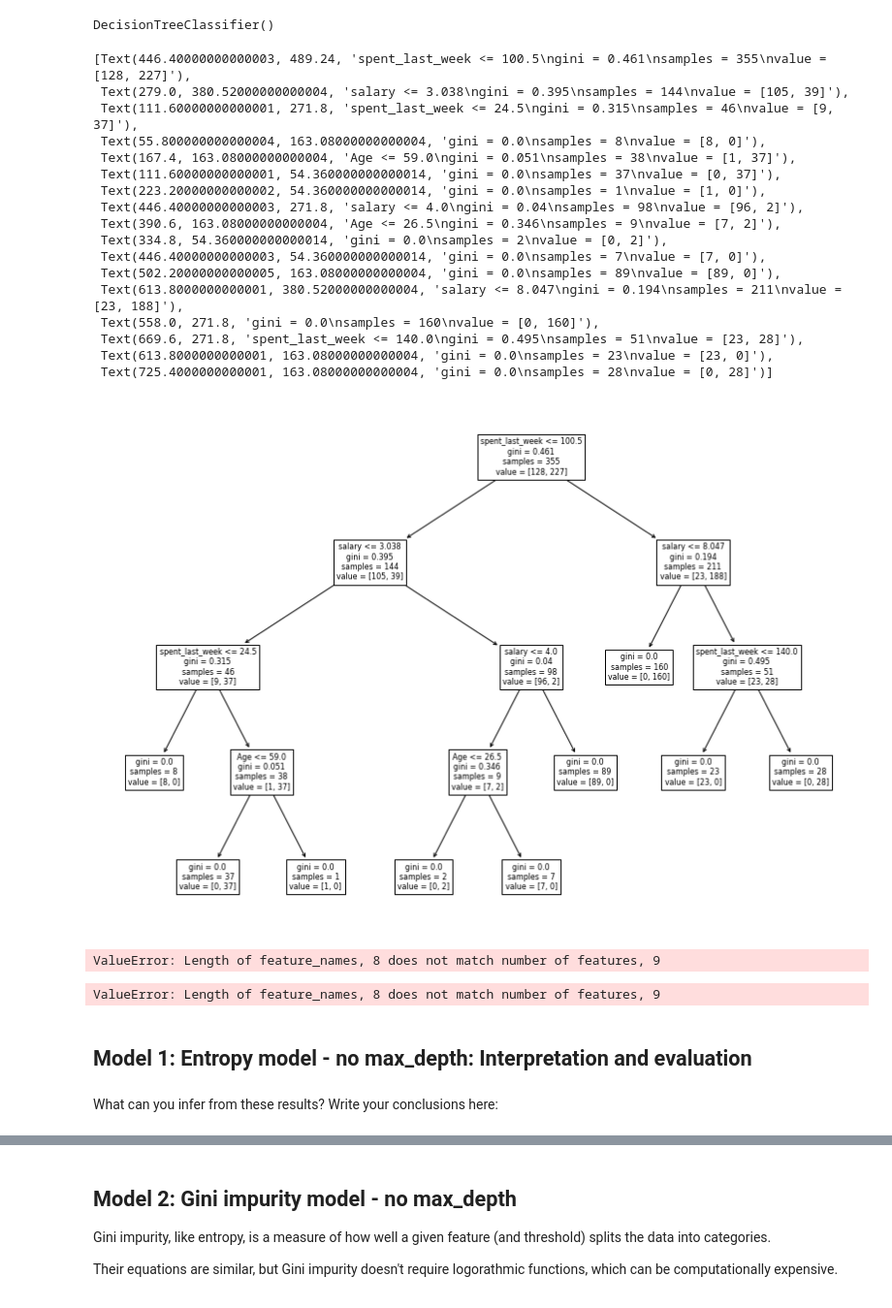
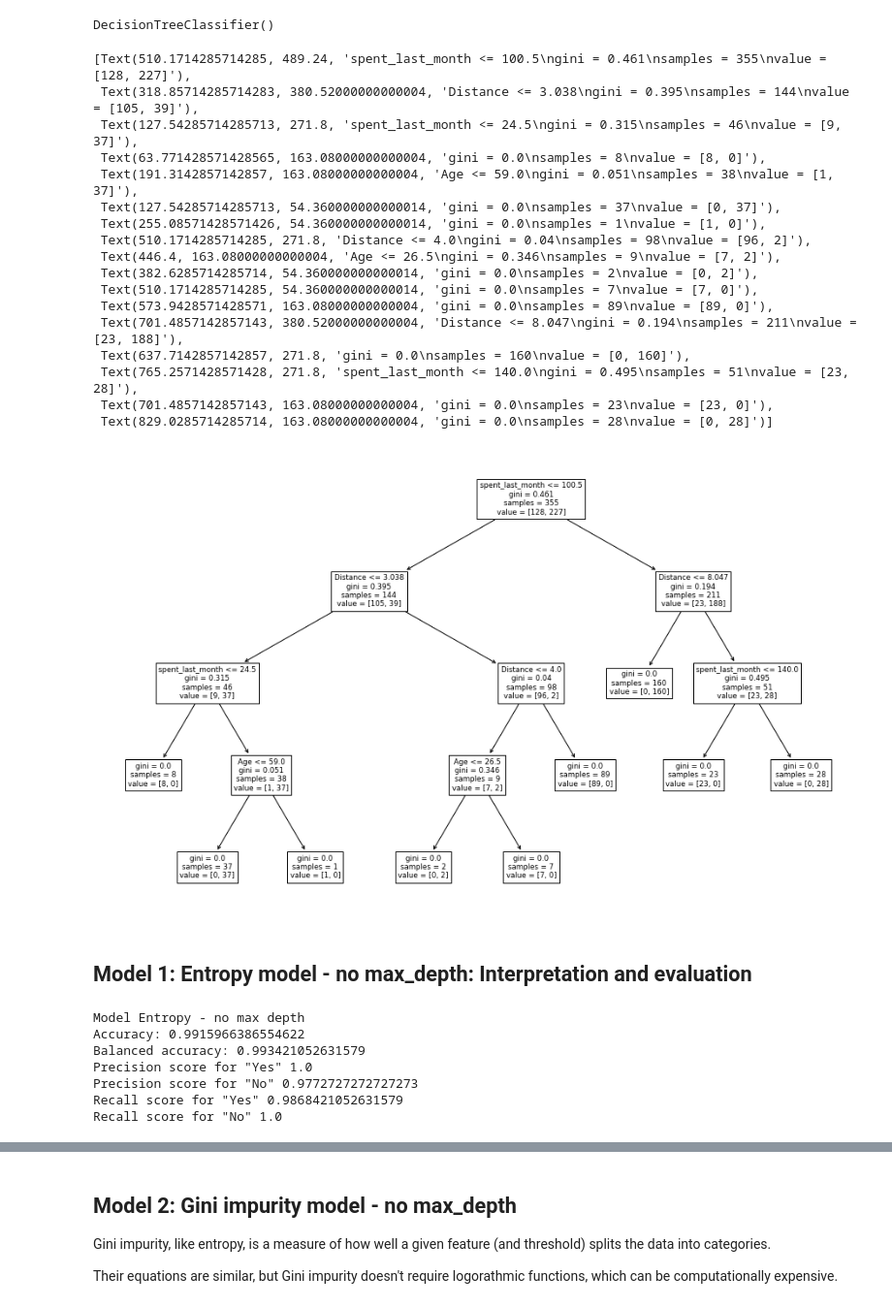
Before and after one commit to demiroz/dsc, a Jupyter notebook: Unit 14 - Supervised Learning/14.3 Decision Trees/14.3.5 Case Study - RR Diner Coffee/Springboard Decision Tree Specialty Coffee Case Study - Tier 3.ipynb, the cells around one changed output, grey strips where cells are left out. Shown at 97% size. Drawn from its saved outputs; the diff is of its cells as text; code cells hidden in the pictures.

```diff
--- a/Unit 14 - Supervised Learning/14.3 Decision Trees/14.3.5 Case Study - RR Diner Coffee/Springboard Decision Tree Specialty Coffee Case Study - Tier 3.ipynb
+++ b/Unit 14 - Supervised Learning/14.3 Decision Trees/14.3.5 Case Study - RR Diner Coffee/Springboard Decision Tree Specialty Coffee Case Study - Tier 3.ipynb
@@ -341,2 +341,0 @@ X.shape
-# %%
-X= X.reset_index(drop=True)
@@ -369,6 +368,8 @@ X.head()
 | 4 | 24 | 0 | 20 | 36 | 14244 | 0.965881 | 0 | ... |
 | 5 | 20 | 0 | 23 | 28 | 14293 | 1.036346 | 1 | ... |
 | 6 | 34 | 0 | 55 | 202 | 91035 | 1.134851 | 0 | ... |
+# %%
+ft= X.columns
 # %% [markdown]
 ### 6. Further divide those subsets into train and test subsets for X and y respectively: X_train, X_test, y_train, y_test
 # %%
@@ -410,47 +415,44 @@ entr_model
 DecisionTreeClassifier()
 # %%
 # Now we want to visualize the tree
-plt.figure(figsize=(14,10))
-tree.plot_tree(entr_model, feature_names=features)
+plt.figure(figsize=(16,10))
+tree.plot_tree(entr_model, feature_names=ft)
 # %% [output]
-[Text(446.40000000000003, 489.24, 'spent_last_week <= 100.5\ngini = 0.461\nsamples = 355\nvalue = [128, 227]'),
- Text(279.0, 380.52000000000004, 'salary <= 3.038\ngini = 0.395\nsamples = 144\nvalue = [105, 39]'),
- Text(111.60000000000001, 271.8, 'spent_last_week <= 24.5\ngini = 0.315\nsamples = 46\nvalue = [9, 37]'),
- Text(55.800000000000004, 163.08000000000004, 'gini = 0.0\nsamples = 8\nvalue = [8, 0]'),
- Text(167.4, 163.08000000000004, 'Age <= 59.0\ngini = 0.051\nsamples = 38\nvalue = [1, 37]'),
- Text(111.60000000000001, 54.360000000000014, 'gini = 0.0\nsamples = 37\nvalue = [0, 37]'),
- Text(223.20000000000002, 54.360000000000014, 'gini = 0.0\nsamples = 1\nvalue = [1, 0]'),
- Text(446.40000000000003, 271.8, 'salary <= 4.0\ngini = 0.04\nsamples = 98\nvalue = [96, 2]'),
- Text(390.6, 163.08000000000004, 'Age <= 26.5\ngini = 0.346\nsamples = 9\nvalue = [7, 2]'),
- Text(334.8, 54.360000000000014, 'gini = 0.0\nsamples = 2\nvalue = [0, 2]'),
- Text(446.40000000000003, 54.360000000000014, 'gini = 0.0\nsamples = 7\nvalue = [7, 0]'),
- Text(502.20000000000005, 163.08000000000004, 'gini = 0.0\nsamples = 89\nvalue = [89, 0]'),
- Text(613.8000000000001, 380.52000000000004, 'salary <= 8.047\ngini = 0.194\nsamples = 211\nvalue = [23, 188]'),
- Text(558.0, 271.8, 'gini = 0.0\nsamples = 160\nvalue = [0, 160]'),
- Text(669.6, 271.8, 'spent_last_week <= 140.0\ngini = 0.495\nsamples = 51\nvalue = [23, 28]'),
- Text(613.8000000000001, 163.08000000000004, 'gini = 0.0\nsamples = 23\nvalue = [23, 0]'),
- Text(725.4000000000001, 163.08000000000004, 'gini = 0.0\nsamples = 28\nvalue = [0, 28]')]
+[Text(510.1714285714285, 489.24, 'spent_last_month <= 100.5\ngini = 0.461\nsamples = 355\nvalue = [128, 227]'),
+ Text(318.85714285714283, 380.52000000000004, 'Distance <= 3.038\ngini = 0.395\nsamples = 144\nvalue = [105, 39]'),
+ Text(127.54285714285713, 271.8, 'spent_last_month <= 24.5\ngini = 0.315\nsamples = 46\nvalue = [9, 37]'),
+ Text(63.771428571428565, 163.08000000000004, 'gini = 0.0\nsamples = 8\nvalue = [8, 0]'),
+ Text(191.3142857142857, 163.08000000000004, 'Age <= 59.0\ngini = 0.051\nsamples = 38\nvalue = [1, 37]'),
+ Text(127.54285714285713, 54.360000000000014, 'gini = 0.0\nsamples = 37\nvalue = [0, 37]'),
+ Text(255.08571428571426, 54.360000000000014, 'gini = 0.0\nsamples = 1\nvalue = [1, 0]'),
+ Text(510.1714285714285, 271.8, 'Distance <= 4.0\ngini = 0.04\nsamples = 98\nvalue = [96, 2]'),
+ Text(446.4, 163.08000000000004, 'Age <= 26.5\ngini = 0.346\nsamples = 9\nvalue = [7, 2]'),
+ Text(382.6285714285714, 54.360000000000014, 'gini = 0.0\nsamples = 2\nvalue = [0, 2]'),
+ Text(510.1714285714285, 54.360000000000014, 'gini = 0.0\nsamples = 7\nvalue = [7, 0]'),
+ Text(573.9428571428571, 163.08000000000004, 'gini = 0.0\nsamples = 89\nvalue = [89, 0]'),
+ Text(701.4857142857143, 380.52000000000004, 'Distance <= 8.047\ngini = 0.194\nsamples = 211\nvalue = [23, 188]'),
+ Text(637.7142857142857, 271.8, 'gini = 0.0\nsamples = 160\nvalue = [0, 160]'),
+ Text(765.2571428571428, 271.8, 'spent_last_month <= 140.0\ngini = 0.495\nsamples = 51\nvalue = [23, 28]'),
+ Text(701.4857142857143, 163.08000000000004, 'gini = 0.0\nsamples = 23\nvalue = [23, 0]'),
+ Text(829.0285714285714, 163.08000000000004, 'gini = 0.0\nsamples = 28\nvalue = [0, 28]')]
-[figure, old version]
+[figure, new version]
 # %%
 
 
 # We can do so with export_graphviz
 tree.export_graphviz(entr_model,
                      out_file="tree.dot",
-                     feature_names = features,
+                     feature_names=ft,
                      filled = True)
-# %% [output]
-ValueError: Length of feature_names, 8 does not match number of features, 9
 # %%
 
 # Alternatively for class_names use entr_model.classes_
 tree.export_graphviz(entr_model,
                      out_file="tree.dot",
-                     feature_names = features,
+                     feature_names= ft,
                      class_names=entr_model.classes_,
                      filled = True)
+### The tree.dot visualization can be viewed here: https://tinyurl.com/hb3839sa
-# %% [output]
-ValueError: Length of feature_names, 8 does not match number of features, 9
 # %% [markdown]
 ## Model 1: Entropy model - no max_depth: Interpretation and evaluation
 # %%
@@ -462,5 +464,11 @@ print('Precision score for "Yes"' , metrics.precision_score(y_test,y_pred, pos_l
 print('Precision score for "No"' , metrics.precision_score(y_test,y_pred, pos_label = "NO"))
 print('Recall score for "Yes"' , metrics.recall_score(y_test,y_pred, pos_label = "YES"))
 print('Recall score for "No"' , metrics.recall_score(y_test,y_pred, pos_label = "NO"))
+# %% [output]
+Model Entropy - no max depth
+Accuracy: 0.9915966386554622
+Balanced accuracy: 0.993421052631579
+Precision score for "Yes" 1.0
+Precision score for "No" 0.9772727272727273
+Recall score for "Yes" 0.9868421052631579
+Recall score for "No" 1.0
-# %% [markdown]
-What can you infer from these results? Write your conclusions here:
```
Also changed, not shown: parts of 26 cells of this notebook, 3 other files.
